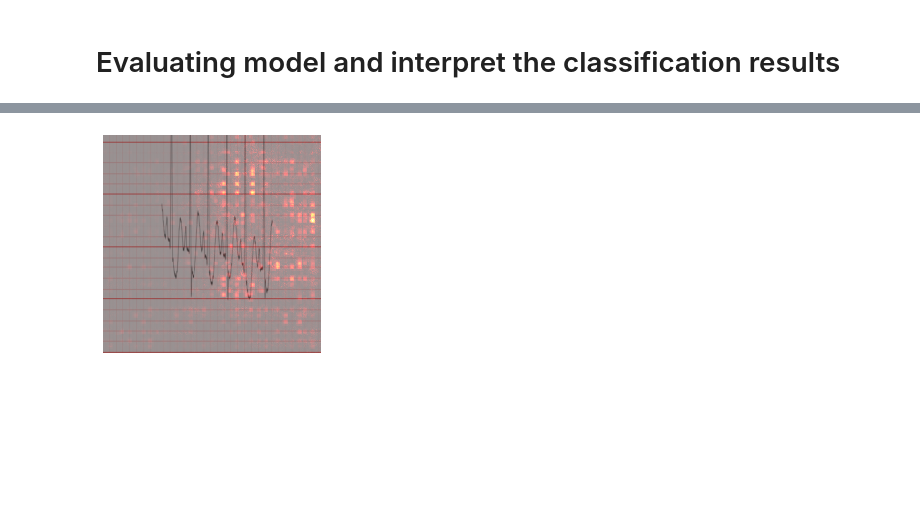
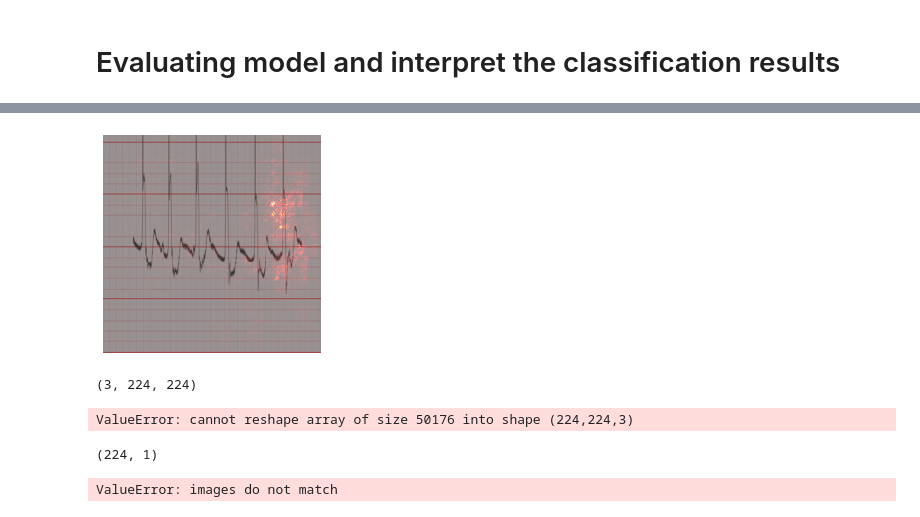
Before and after one commit to ruivarandas/DSLproject, a Jupyter notebook: notebooks/testing_and_interpret.ipynb, the cells around one changed output, grey strips where cells are left out. Saved outputs shown, nothing was run; the diff lists cells and outputs as text; code cells hidden in the pictures; blank space fills up the shorter version.

Commit message:
added new models PIL image

```diff
--- a/notebooks/testing_and_interpret.ipynb
+++ b/notebooks/testing_and_interpret.ipynb
@@ -71,21 +77,26 @@ for inputs, labels in data['test']:
     inputs = inputs.to(0)
     labels = labels.to(0)
     x = inputs
-    x.requires_grad_();
-    scores = model(x)
-    score_max_index = scores.argmax(dim=1)
-    score_max = scores[:, score_max_index]
-    score_max.backward(torch.ones_like(score_max))
-    saliency, _ = torch.max(x.grad.data.abs(),dim=1)
+    break
+#     x.requires_grad_();
+#     scores = model(x)
+#     score_max_index = scores.argmax(dim=1)
+#     score_max = scores[:, score_max_index]
+#     score_max.backward(torch.ones_like(score_max))
+#     saliency, _ = torch.max(x.grad.data.abs(),dim=1)
 
-    for index in range(len(saliency)):
-        plt.figure()
-        img1 = plt.imshow(saliency[index].cpu().numpy(), cmap=plt.cm.hot, alpha=.7);
-        img2 = plt.imshow(deprocess(x[index].cpu()), alpha=.4);
-        plt.axis('off')
-        plt.savefig(f"../saliency_maps/{i}_{index}.png")
+#     for index in range(len(saliency)):
+#         plt.figure()
+#         img1 = plt.imshow(saliency[index].cpu().numpy(), cmap=plt.cm.hot, alpha=.7);
+#         img2 = plt.imshow(deprocess(x[index].cpu()), alpha=.4);
+#         plt.axis('off')
+#         if labels[index] == 0:
+#             label = "abnormal"
+#         else:
+#             label = "normal"
+#         plt.savefig(f"../saliency_maps/pretrain_false_1lr/{label}/{i}_{index}.png")
 
-    i += 1
+#     i += 1
 # %%
 x.size()
 # %% [output]
@@ -130,12 +164,16 @@ SCORE MAX: tensor([[3.1073, 3.1073, 3.1073, 3.1073],
 # %%
-index = 0
+index = 4
 # code to plot the saliency map as a heatmap
 plt.figure()
 img1 = plt.imshow(saliency[index].cpu().numpy(), cmap=plt.cm.hot, alpha=.7)
 # plt.axis('off')
 # plt.show()
 img2 = plt.imshow(deprocess(x[index].cpu()), alpha=.4)
 plt.axis('off')
 plt.show()
 # %% [output]
-[figure, old version]
+[figure, new version]
+# %%
+x[index].detach().cpu().numpy()
+# %% [output]
+(3, 224, 224)
@@ -141,0 +182,12 @@ plt.show()
+# %%
+map_sal = Image.fromarray(saliency[index].cpu().numpy().reshape((224,224,3)), 'RGB')
+# %% [output]
+ValueError: cannot reshape array of size 50176 into shape (224,224,3)
+# %%
+map_sal.size
+# %% [output]
+(224, 1)
+# %%
+Image.blend(x_img, map_sal, alpha=0.5)
+# %% [output]
+ValueError: images do not match
```
Also changed, not shown: parts of 16 cells of this notebook, 10 other files.
